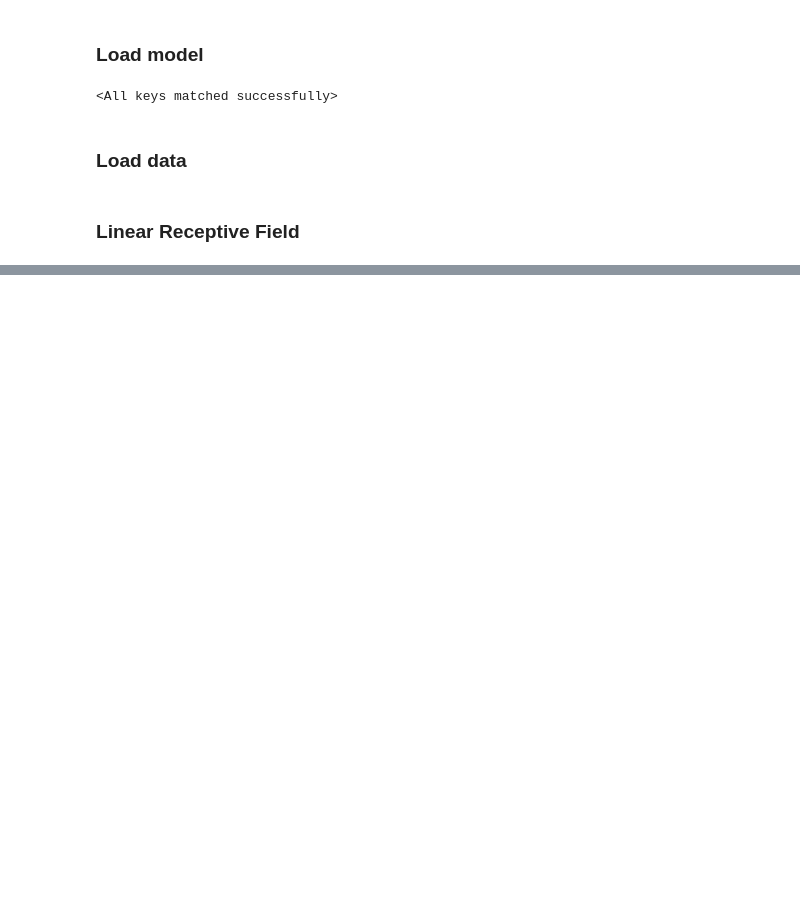
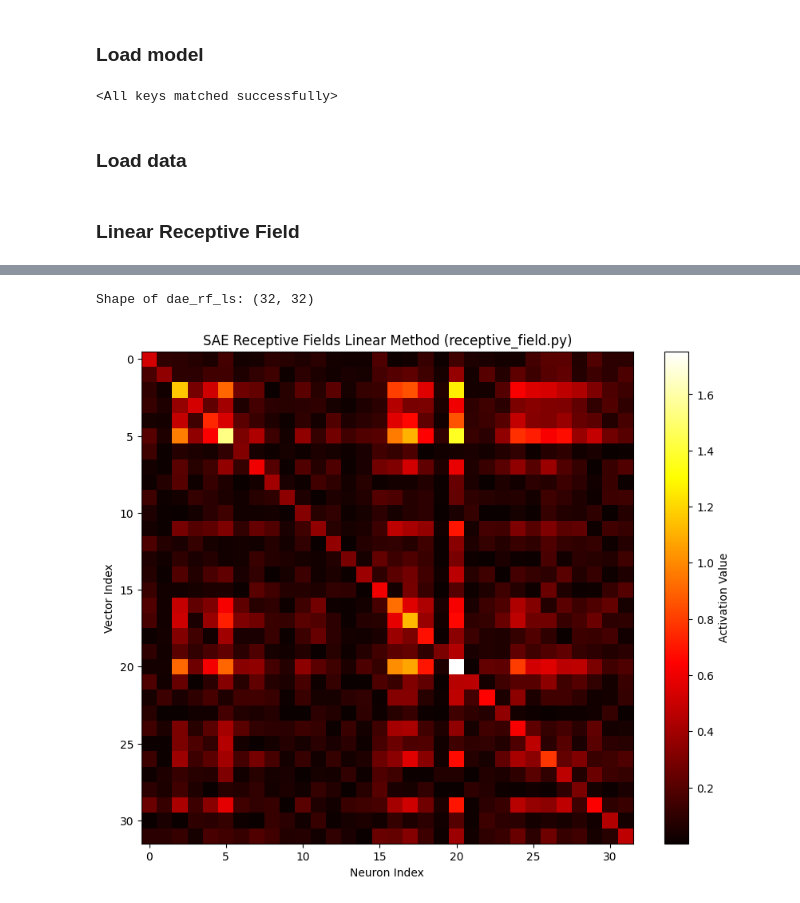
Before and after one commit to DiJam20/developing-autoencoders, a Jupyter notebook: 08_Receptive_Field.ipynb, the cells around one changed output, grey strips where cells are left out. Drawn from its saved outputs; the diff is of its cells as text; code cells hidden in the pictures; blank space fills up the shorter version.

```diff
--- a/08_Receptive_Field.ipynb
+++ b/08_Receptive_Field.ipynb
@@ -114,0 +133,7 @@ plt.savefig(plotpath + 'sae_linear.pdf',bbox_inches='tight')
+# %%
+with torch.no_grad():
+    for rf in rf_dae:
+        input = torch.tensor(rf).to('cpu')
+        encoded, decoded = dae(input)
+        absolute_encoded = torch.abs(encoded)
+        print(torch.argmax(absolute_encoded))
@@ -114,0 +158,36 @@ plt.savefig(plotpath + 'sae_linear.pdf',bbox_inches='tight')
+# %%
+sae_encoded_list = []
+dae_encoded_list = []
+
+with torch.no_grad():
+    for rf in rf_sae:
+        input = torch.tensor(rf).to('cpu')
+        encoded, decoded = sae(input)
+        sae_absolute_encoded = torch.abs(encoded)
+        sae_encoded_list.append(sae_absolute_encoded.cpu().numpy())
+
+with torch.no_grad():
+    for rf in rf_dae:
+        input = torch.tensor(rf).to('cpu')
+        encoded, decoded = dae(input)
+        dae_absolute_encoded = torch.abs(encoded)
+        dae_encoded_list.append(dae_absolute_encoded.cpu().numpy())
+# %%
+import matplotlib.pyplot as plt
+import numpy as np
+
+sae_encoded_list = np.array(sae_encoded_list)
+
+print("Shape of dae_rf_ls:", sae_encoded_list.shape)
+
+# Create the heatmap
+plt.figure(figsize=(10, 8))
+plt.imshow(sae_encoded_list, cmap='hot', interpolation='nearest')
+plt.colorbar(label='Activation Value')
+plt.xlabel('Neuron Index')
+plt.ylabel('Vector Index')
+plt.title('SAE Receptive Fields Linear Method (receptive_field.py)')
+plt.show()
+# %% [output]
+Shape of dae_rf_ls: (32, 32)
+[figure, added]
```
Also changed, not shown: parts of 30 cells of this notebook.
